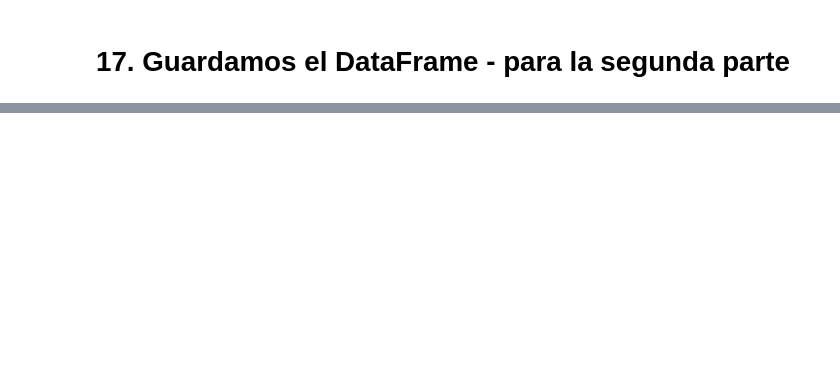
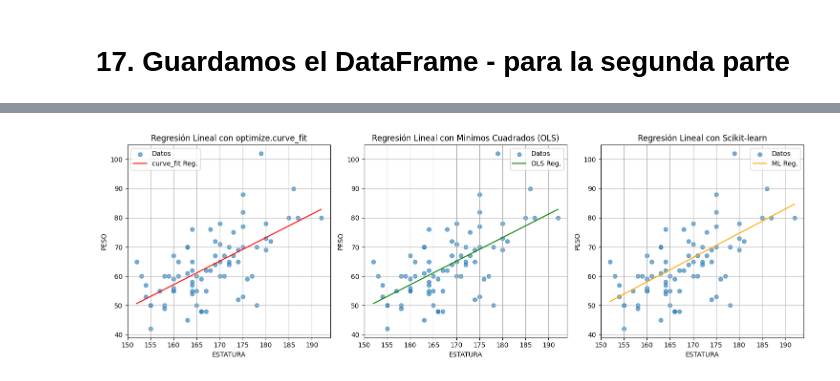
Before and after one commit to GledisUA/CLASE-3-DE-ESTAD-STICA, a Jupyter notebook: Semana2_Estadistica_Computarizada.ipynb, the cells around one changed output, grey strips where cells are left out. Saved outputs shown, nothing was run; the diff lists cells and outputs as text; code cells hidden in the pictures; blank space fills up the shorter version.

```diff
--- a/Semana2_Estadistica_Computarizada.ipynb
+++ b/Semana2_Estadistica_Computarizada.ipynb
@@ -1313,0 +1684,49 @@ df2.to_csv("df2_Nuevo.csv", index=False)
+# %%
+# @title **Paso 24. Un solo codigo trabaja los tres metodos de regresion lineal estudiados con los graficos**
+
+# Combinar los gráficos en una sola figura para comparación
+plt.figure(figsize=(15, 5))
+
+# Gráfico para optimize.curve_fit (Regresión 1)
+plt.subplot(1, 3, 1)
+plt.scatter(datax, datay, label="Datos", alpha=0.6)
+x0 = np.linspace(datax.min(), datax.max(), 100)
+plt.plot(x0, f(x0, *pfit3), color="r", label="curve_fit Reg.")
+plt.xlabel("ESTATURA")
+plt.ylabel("PESO")
+plt.title("Regresión Lineal con optimize.curve_fit")
+plt.legend()
+plt.grid(True)
+
+# Gráfico para OLS (Regresión 2)
+plt.subplot(1, 3, 2)
+plt.scatter(datax, datay, label="Datos", alpha=0.6)
+x_plot = np.linspace(datax.min(), datax.max(), 100)
+plt.plot(x_plot, ols_line(x_plot, p0_ols, p1_ols), color="g", label="OLS Reg.")
+plt.xlabel("ESTATURA")
+plt.ylabel("PESO")
+plt.title("Regresión Lineal con Minimos Cuadrados (OLS)")
+plt.legend()
+plt.grid(True)
+
+# Gráfico para Scikit-learn Linear Regression (Regresión 3)
+plt.subplot(1, 3, 3)
+plt.scatter(datax, datay, label="Datos", alpha=0.6)
+# Get the predicted values for all data points using the trained ML model
+y_prediction_all =  LR.predict(X) # Use the full X data here
+# Sort the data by the independent variable (ESTATURA) to ensure the line is plotted correctly
+sorted_indices = np.argsort(datax)
+datax_sorted = datax.iloc[sorted_indices]
+y_prediction_all_sorted = y_prediction_all[sorted_indices]
+plt.plot(datax_sorted, y_prediction_all_sorted, color="orange", label="ML Reg.")
+plt.xlabel("ESTATURA")
+plt.ylabel("PESO")
+plt.title("Regresión Lineal con Scikit-learn")
+plt.legend()
+plt.grid(True)
+
+
+plt.tight_layout() # Ajustar el diseño para evitar superposición
+plt.show()
+# %% [output]
+[figure, added]
```
Also changed, not shown: parts of 48 cells of this notebook.
